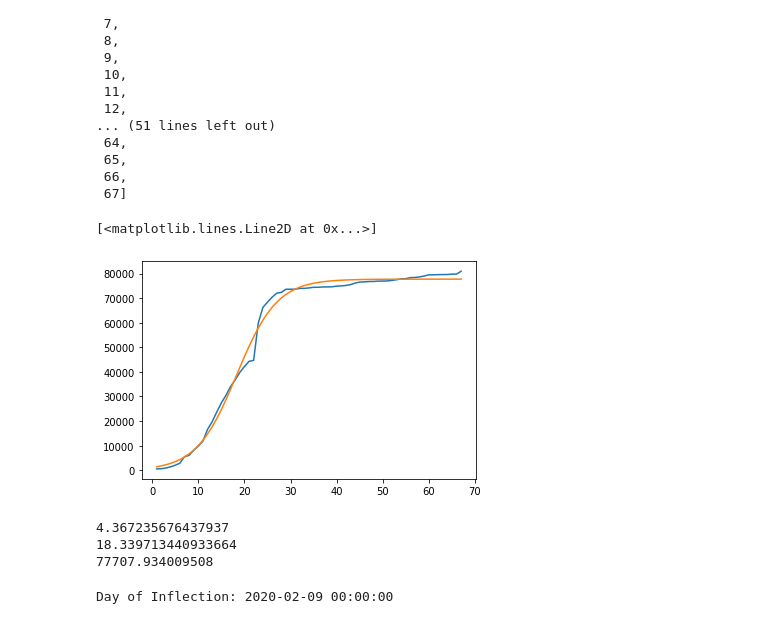
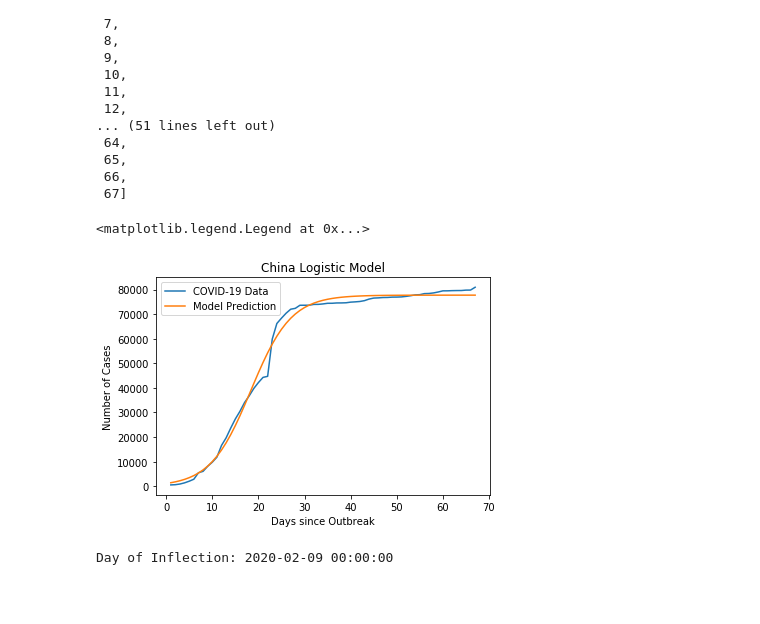
Before and after one commit to miholjcicmarko/COMP5360Project, a Jupyter notebook: python_journals/models.ipynb, the cells around one changed output. Cells and saved outputs as stored; diff of their text form; code cells hidden in the pictures; blank space fills up the shorter version.

Commit message:
more model work

```diff
--- a/python_journals/models.ipynb
+++ b/python_journals/models.ipynb
@@ -109,32 +94,27 @@ def LogisticModel(x,v,t,c):
 # %%
 from scipy.optimize import curve_fit
 from scipy.optimize import fsolve
 import matplotlib.pyplot as plt
 Day = numday
 Cases = list(ChinaCases.iloc[:,1])
 
-plt.plot(Day, Cases)
+plt.plot(Day, Cases, label="COVID-19 Data")
 
 fit = curve_fit(LogisticModel,Day,Cases,p0=[2,30,75000])
 params = fit[0]
 v = params[0]
 t = params[1]
 c = params[2]
 
 Pred = LogisticModel(Day,v,t,c)
 
-plt.plot(Day, Pred)
+plt.plot(Day, Pred, label="Model Prediction")
+plt.title("China Logistic Model")
+plt.xlabel("Days since Outbreak"); plt.ylabel("Number of Cases")
+plt.legend()
 # %% [output]
-[<matplotlib.lines.Line2D at 0x...>]
+<matplotlib.legend.Legend at 0x...>
-[figure, old version]
+[figure, new version]
-# %%
-print(v)
-print(t)
-print(c)
-# %% [output]
-4.367235676437937
-18.339713440933664
-77707.934009508
 # %%
 import math
 finishday = t
```
Also changed, not shown: parts of 17 cells of this notebook, 2 other files.
